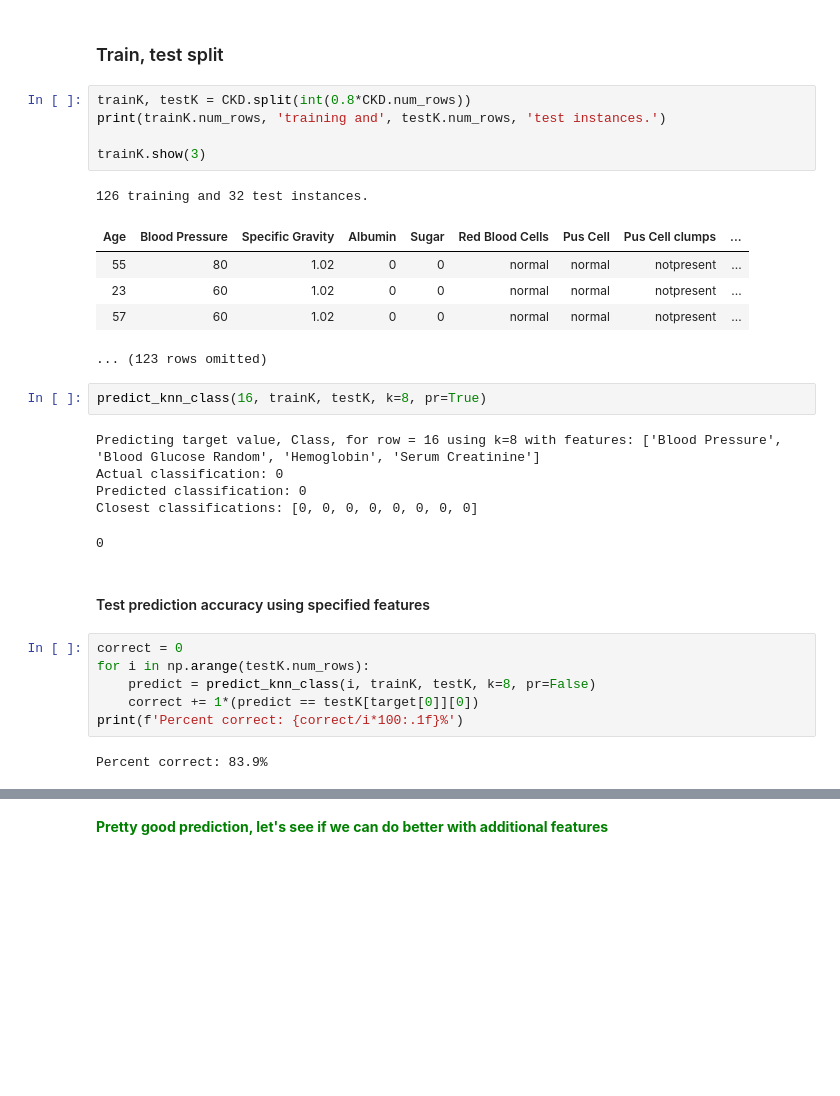
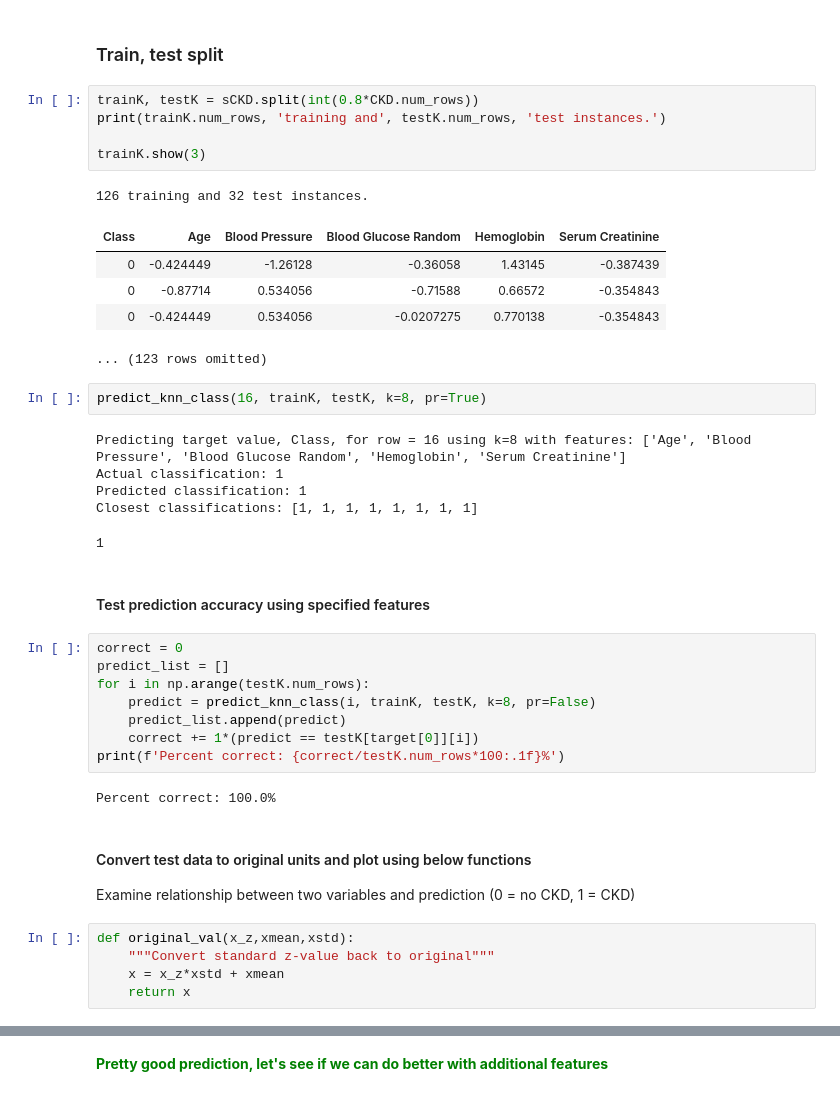
Before and after one commit to laserchemist/dprimer, a Jupyter notebook: k-Nearest_Neighbors_classification.ipynb, the cells around one changed output, grey strips where cells are left out. Cells and saved outputs as stored; diff of their text form; blank space fills up the shorter version.

```diff
--- a/k-Nearest_Neighbors_classification.ipynb
+++ b/k-Nearest_Neighbors_classification.ipynb
@@ -154,32 +155,42 @@ Standardizing:  Serum Creatinine
 # %% [markdown]
 ### Train, test split
 # %%
-trainK, testK = CKD.split(int(0.8*CKD.num_rows))
+trainK, testK = sCKD.split(int(0.8*CKD.num_rows))
 print(trainK.num_rows, 'training and', testK.num_rows, 'test instances.')
 
 trainK.show(3)
 # %% [output]
 126 training and 32 test instances.
-| Age | Blood Pressure | Specific Gravity | Albumin | Sugar | Red Blood Cells | Pus Cell | Pus Cell clumps | ... |
-| 55 | 80 | 1.02 | 0 | 0 | normal | normal | notpresent | ... |
-| 23 | 60 | 1.02 | 0 | 0 | normal | normal | notpresent | ... |
-| 57 | 60 | 1.02 | 0 | 0 | normal | normal | notpresent | ... |
+| Class | Age | Blood Pressure | Blood Glucose Random | Hemoglobin | Serum Creatinine |
+| 0 | -0.424449 | -1.26128 | -0.36058 | 1.43145 | -0.387439 |
+| 0 | -0.87714 | 0.534056 | -0.71588 | 0.66572 | -0.354843 |
+| 0 | -0.424449 | 0.534056 | -0.0207275 | 0.770138 | -0.354843 |
 ... (123 rows omitted)
 # %%
 predict_knn_class(16, trainK, testK, k=8, pr=True)
 # %% [output]
-Predicting target value, Class, for row = 16 using k=8 with features: ['Blood Pressure', 'Blood Glucose Random', 'Hemoglobin', 'Serum Creatinine']
-Actual classification: 0
-Predicted classification: 0
-Closest classifications: [0, 0, 0, 0, 0, 0, 0, 0]
+Predicting target value, Class, for row = 16 using k=8 with features: ['Age', 'Blood Pressure', 'Blood Glucose Random', 'Hemoglobin', 'Serum Creatinine']
+Actual classification: 1
+Predicted classification: 1
+Closest classifications: [1, 1, 1, 1, 1, 1, 1, 1]
-0
+1
 # %% [markdown]
 #### Test prediction accuracy using specified features
 # %%
 correct = 0
+predict_list = []
 for i in np.arange(testK.num_rows):
     predict = predict_knn_class(i, trainK, testK, k=8, pr=False)
-    correct += 1*(predict == testK[target[0]][0])
-print(f'Percent correct: {correct/i*100:.1f}%')
+    predict_list.append(predict)
+    correct += 1*(predict == testK[target[0]][i])
+print(f'Percent correct: {correct/testK.num_rows*100:.1f}%')
 # %% [output]
-Percent correct: 83.9%
+Percent correct: 100.0%
+# %% [markdown]
+#### Convert test data to original units and plot using below functions
+Examine relationship between two variables and prediction (0 = no CKD, 1 = CKD)
+# %%
+def original_val(x_z,xmean,xstd):
+    """Convert standard z-value back to original"""
+    x = x_z*xstd + xmean
+    return x
```
Also changed, not shown: parts of 13 cells of this notebook.
